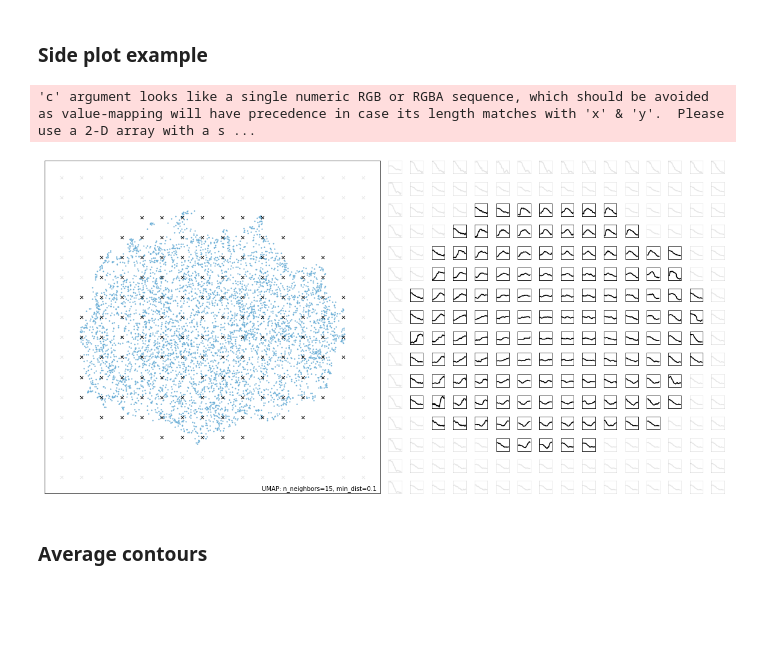
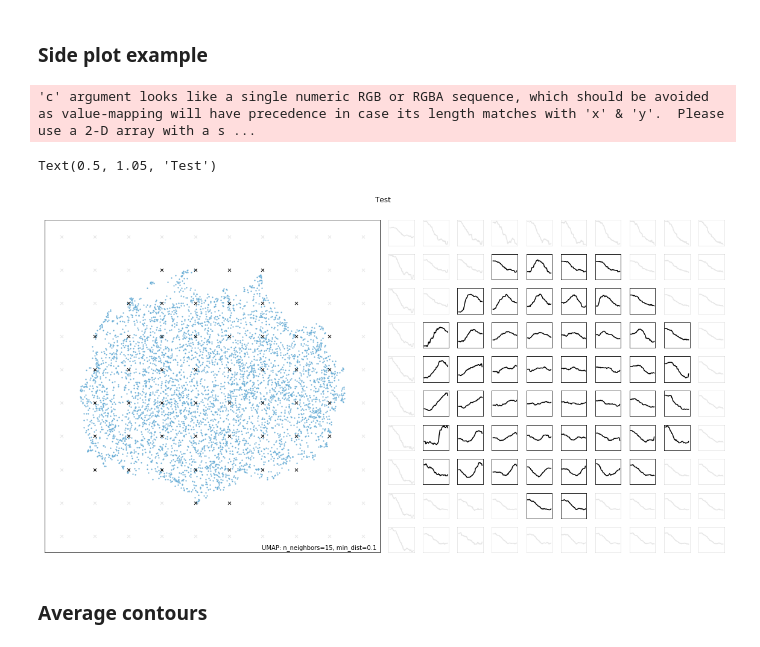
Before and after one commit to bacor/shapes-of-music, a Jupyter notebook: clean_notebooks/UMAP plots.ipynb, the cells around one changed output. Cells and saved outputs as stored; diff of their text form; code cells hidden in the pictures; blank space fills up the shorter version.

```diff
--- a/clean_notebooks/UMAP plots.ipynb
+++ b/clean_notebooks/UMAP plots.ipynb
@@ -118,14 +126,16 @@ plt.scatter(x[inside], y[inside], marker='x', c='k', s=20, lw=1)
 # %% [markdown]
 ### Side plot example
 # %%
-gridpoints, inside = grid_around_points(markov_mapper.embedding_, subdiv=16, margin=0.1)
+gridpoints, inside = grid_around_points(markov_mapper.embedding_, subdiv=10, margin=0.1)
 inv_contours = markov_mapper.inverse_transform(gridpoints)
 # %%
 fig = plt.figure(figsize=(16, 8), tight_layout=True)
 show_side_plot(markov_mapper, gridpoints, inside, inv_contours)
+plt.suptitle('Test', y=1.05)
 # %% [output]
 'c' argument looks like a single numeric RGB or RGBA sequence, which should be avoided as value-mapping will have precedence in case its length matches with 'x' & 'y'.  Please use a 2-D array with a s ...
+Text(0.5, 1.05, 'Test')
-[figure, old version]
+[figure, new version]
 # %% [markdown]
 ### Average contours
 # %%
```
Also changed, not shown: parts of 1 cell of this notebook, 3 other files.
